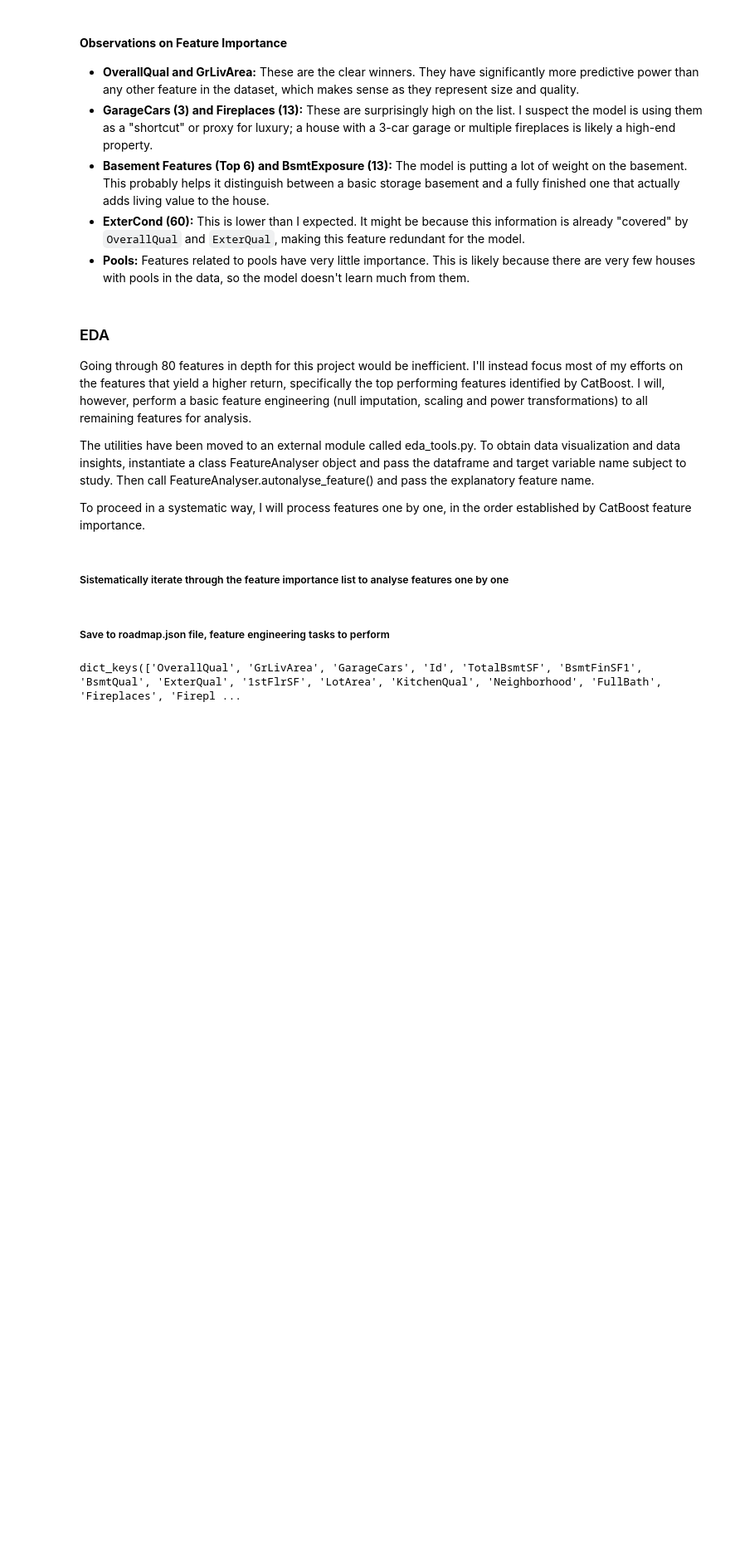
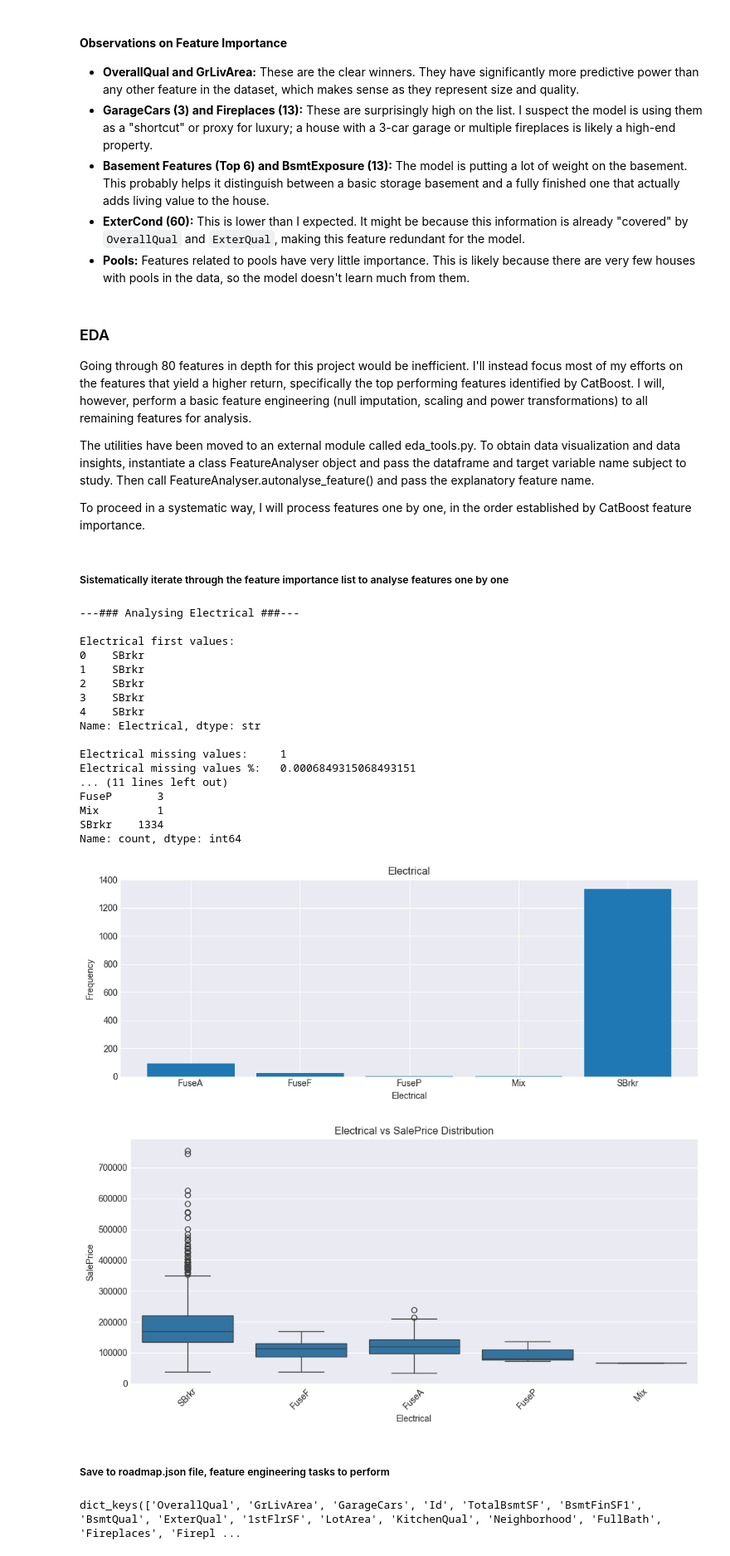
Before and after one commit to lopez-davcio/learning-journal, a Jupyter notebook: ames-housing-regression/ames-housing-analysis.ipynb, the cells around one changed output. Shown at 83% size. Drawn from its saved outputs; the diff is of its cells as text; code cells hidden in the pictures; blank space fills up the shorter version.

```diff
--- a/ames-housing-regression/ames-housing-analysis.ipynb
+++ b/ames-housing-regression/ames-housing-analysis.ipynb
@@ -161,18 +165,38 @@ To proceed in a systematic way, I will process features one by one, in the order
 # %%
 # instantiate an analyser class object
 analyser = eda_tools.FeatureAnalyser(df, 'SalePrice')
 
 # set feature to study (set to None indexing method not needed)
 feature_importance_index = None # index at feature importance list, set it `None` if feature name is used instead
-feature_name = None # set it to `None` if index is used instead
+feature_name = 'Electrical' # set it to `None` if index is used instead
 
 # analyse feature indexed by feature importance
 if feature_importance_index != None:
     analyser.autoanalyse_feature(cb_feature_importances.index[feature_importance_index])
 
 # analyse feature indexed by name
 if feature_name != None:
     analyser.autoanalyse_feature(feature_name)
+# %% [output]
+---### Analysing Electrical ###---
+
+Electrical first values:
+0    SBrkr
+1    SBrkr
+2    SBrkr
+3    SBrkr
+4    SBrkr
+Name: Electrical, dtype: str
+
+Electrical missing values:     1
+Electrical missing values %:   0.0006849315068493151
+... (11 lines left out)
+FuseP       3
+Mix         1
+SBrkr    1334
+Name: count, dtype: int64
+[figure, added]
+[figure, added]
 # %% [markdown]
 ##### Save to roadmap.json file, feature engineering tasks to perform
 # %%
```
Also changed, not shown: parts of 5 cells of this notebook, 1 other file.
